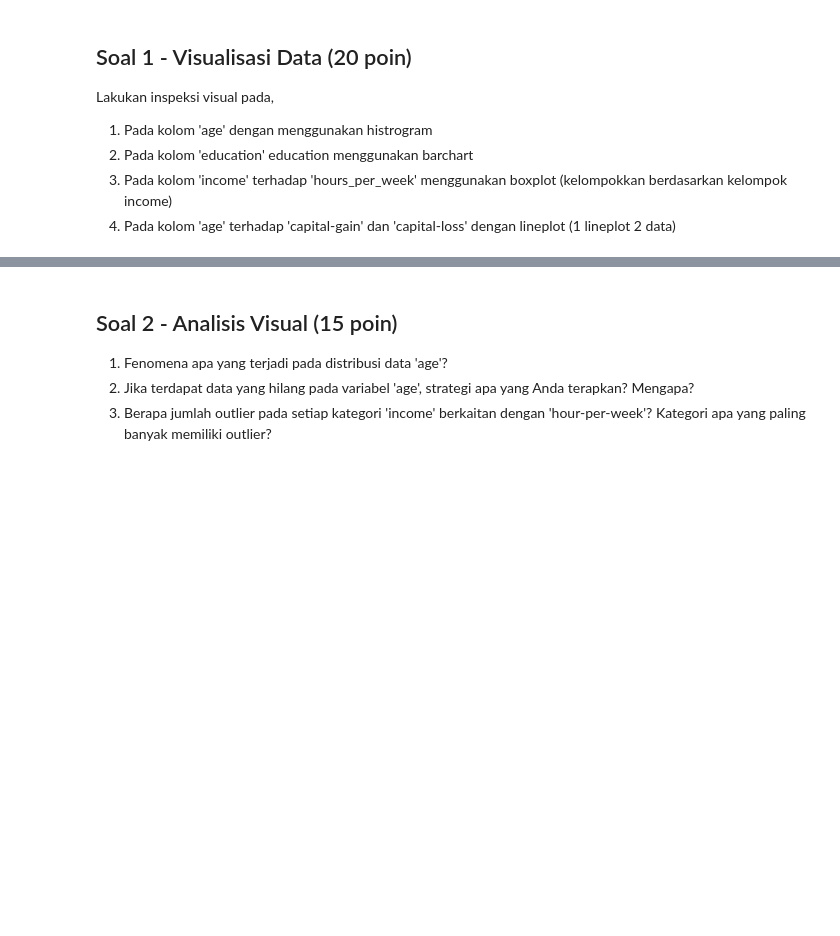
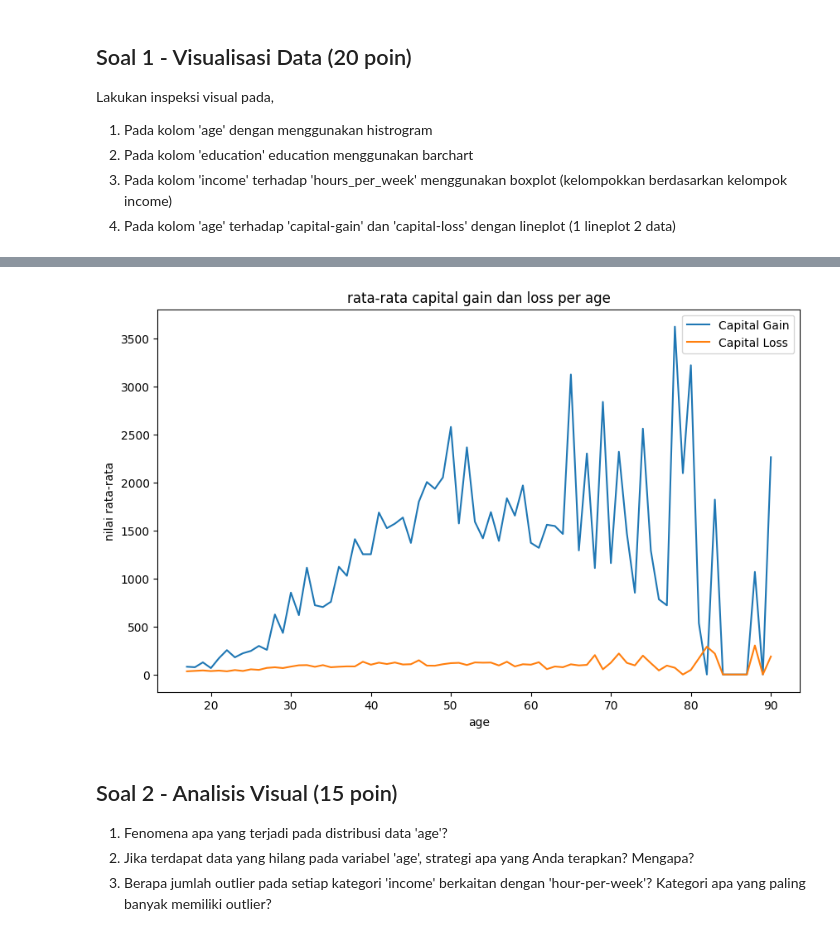
Before and after one commit to soulqan/Machine_Learning_2025, a Jupyter notebook: JS04_SOAL_KUIS1_ML.ipynb, the cells around one changed output, grey strips where cells are left out. Saved outputs shown, nothing was run; the diff lists cells and outputs as text; code cells hidden in the pictures; blank space fills up the shorter version.

```diff
--- a/JS04_SOAL_KUIS1_ML.ipynb
+++ b/JS04_SOAL_KUIS1_ML.ipynb
@@ -109,3 +259,18 @@ Lakukan inspeksi visual pada,
+# %%
+# Jawab 1.4 - Lineplot
+plt.figure(figsize=(10,6))
+df_grouped = df.groupby("age")[["capital-gain", "capital-loss"]].mean()
+
+plt.plot(df_grouped.index, df_grouped["capital-gain"], label="Capital Gain")
+plt.plot(df_grouped.index, df_grouped["capital-loss"], label="Capital Loss")
+
+plt.title("rata-rata capital gain dan loss per age")
+plt.xlabel("age")
+plt.ylabel("nilai rata-rata")
+plt.legend()
+plt.show()
+# %% [output]
+[figure, added]
 # %% [markdown]
 ## Soal 2 - Analisis Visual (15 poin)
 1. Fenomena apa yang terjadi pada distribusi data 'age'?
```
Also changed, not shown: parts of 25 cells of this notebook.
